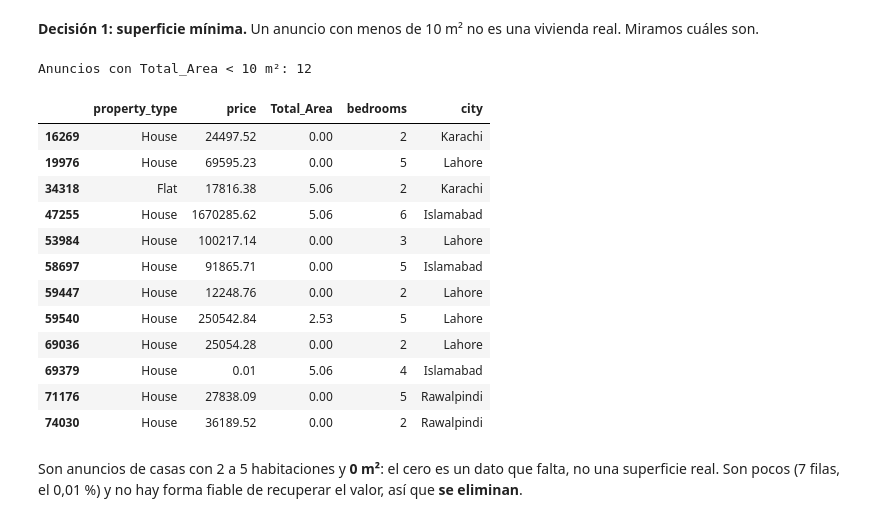
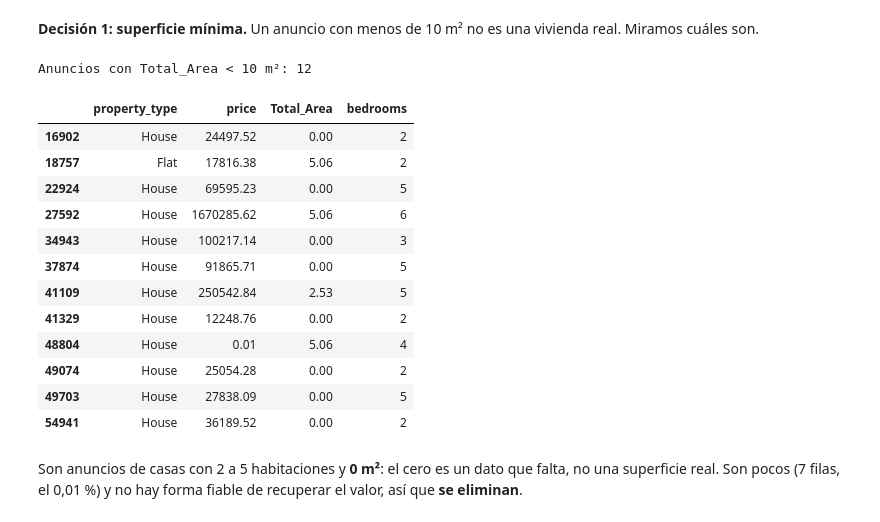
Before and after one commit to rmataixser/Practica-Machine-Learning, a Jupyter notebook: notebooks/data_cleaning_pre_train_test_split.ipynb, the cells around one changed output. Drawn from its saved outputs; the diff is of its cells as text; code cells hidden in the pictures.

```diff
--- a/notebooks/data_cleaning_pre_train_test_split.ipynb
+++ b/notebooks/data_cleaning_pre_train_test_split.ipynb
@@ -11,7 +11,7 @@ df.head(1)
 # %% [markdown]
 Limpieza general
 # %%
-df = df.drop(columns=["property_id","agency","agent","location_id","page_url"])
+df = df.drop(columns=["property_id","agency","agent","page_url"])
 # %%
 print(len(df))
 df = df.drop_duplicates()
@@ -247,6 +247,6 @@ Islamabad Capital    24276
 Name: count, dtype: int64
 # %%
-df = pd.get_dummies(df, columns=["province_name"], prefix="prov", drop_first=True, dtype=int)
+df = df.drop(columns=["province_name"])
 # %% [markdown]
 Variable purpose:
 # %%
@@ -402,22 +402,22 @@ plt.show()
 # %%
 menores = df[df["Total_Area"] < 10]
 print(f"Anuncios con Total_Area < 10 m²: {len(menores)}")
-menores[["property_type", "price", "Total_Area", "bedrooms", "city"]]
+menores[["property_type", "price", "Total_Area", "bedrooms"]]
 # %% [output]
 Anuncios con Total_Area < 10 m²: 12
-|  | property_type | price | Total_Area | bedrooms | city |
-| 16269 | House | 24497.52 | 0.00 | 2 | Karachi |
-| 19976 | House | 69595.23 | 0.00 | 5 | Lahore |
-| 34318 | Flat | 17816.38 | 5.06 | 2 | Karachi |
-| 47255 | House | 1670285.62 | 5.06 | 6 | Islamabad |
-| 53984 | House | 100217.14 | 0.00 | 3 | Lahore |
-| 58697 | House | 91865.71 | 0.00 | 5 | Islamabad |
-| 59447 | House | 12248.76 | 0.00 | 2 | Lahore |
-| 59540 | House | 250542.84 | 2.53 | 5 | Lahore |
-| 69036 | House | 25054.28 | 0.00 | 2 | Lahore |
-| 69379 | House | 0.01 | 5.06 | 4 | Islamabad |
-| 71176 | House | 27838.09 | 0.00 | 5 | Rawalpindi |
-| 74030 | House | 36189.52 | 0.00 | 2 | Rawalpindi |
+|  | property_type | price | Total_Area | bedrooms |
+| 16902 | House | 24497.52 | 0.00 | 2 |
+| 18757 | Flat | 17816.38 | 5.06 | 2 |
+| 22924 | House | 69595.23 | 0.00 | 5 |
+| 27592 | House | 1670285.62 | 5.06 | 6 |
+| 34943 | House | 100217.14 | 0.00 | 3 |
+| 37874 | House | 91865.71 | 0.00 | 5 |
+| 41109 | House | 250542.84 | 2.53 | 5 |
+| 41329 | House | 12248.76 | 0.00 | 2 |
+| 48804 | House | 0.01 | 5.06 | 4 |
+| 49074 | House | 25054.28 | 0.00 | 2 |
+| 49703 | House | 27838.09 | 0.00 | 5 |
+| 54941 | House | 36189.52 | 0.00 | 2 |
 # %% [markdown]
 Son anuncios de casas con 2 a 5 habitaciones y **0 m²**: el cero es un dato que falta, no una superficie real. Son pocos (7 filas, el 0,01 %) y no hay forma fiable de recuperar el valor, así que **se eliminan**.
 # %%
```
Also changed, not shown: parts of 28 cells of this notebook.
